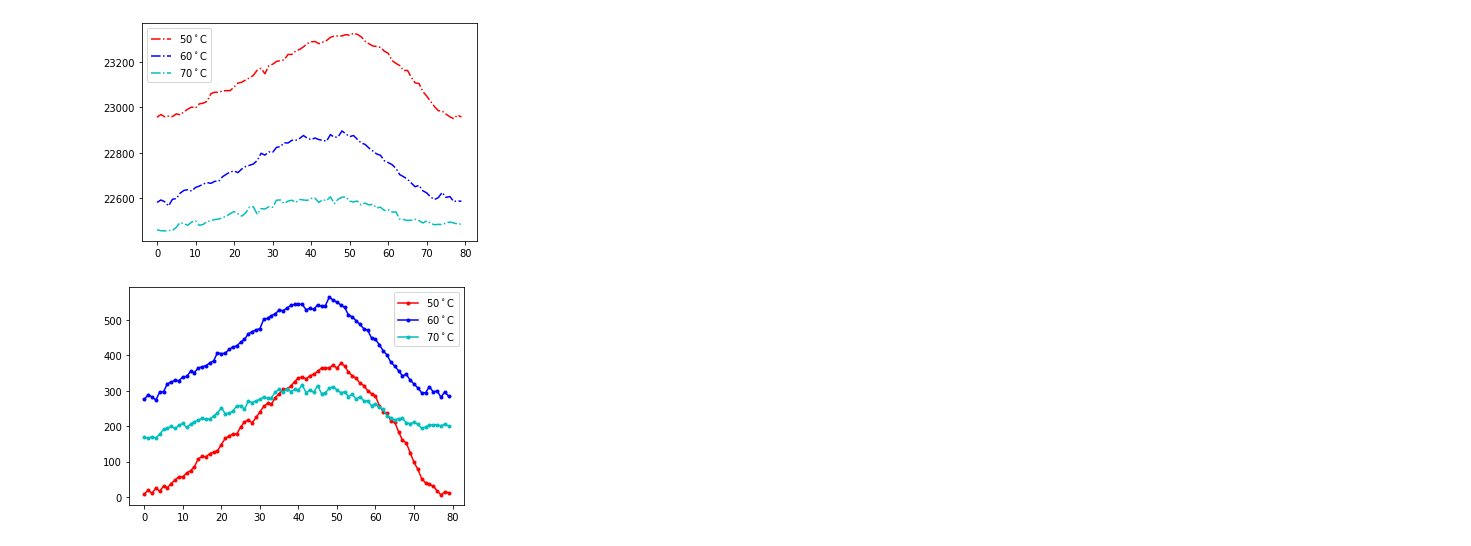
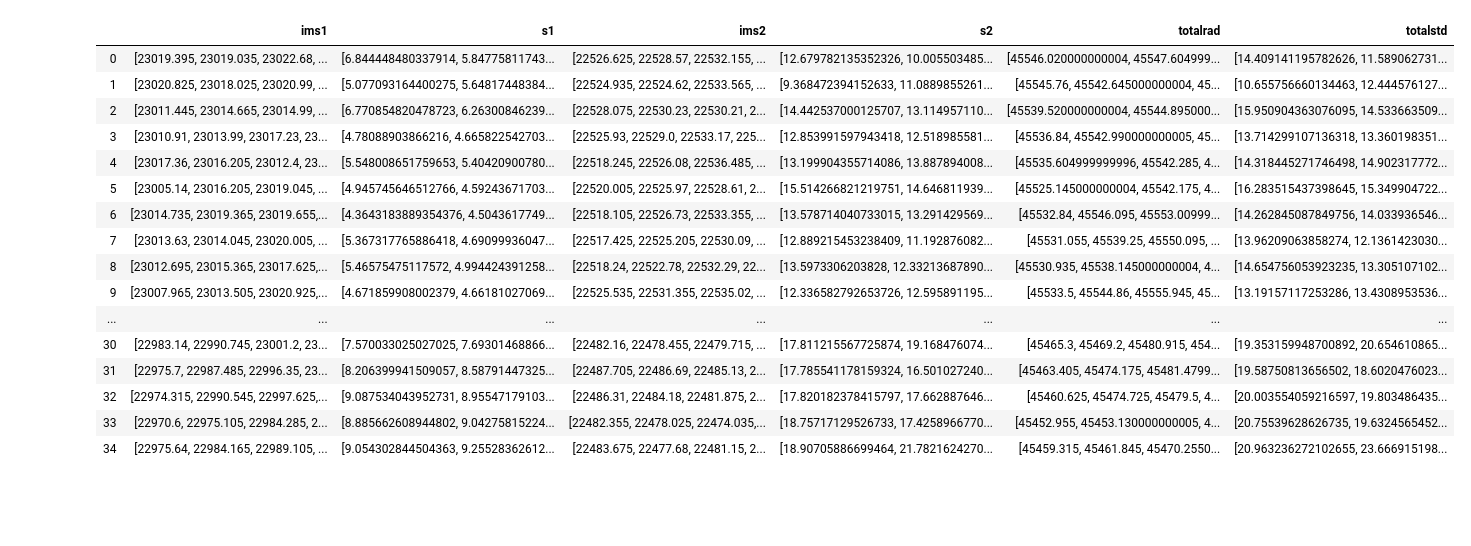
Before and after one commit to Polarization-Lab/IRCSP, a Jupyter notebook: calibration/target-evaluation/target-plots.ipynb, the cells around one changed output. Saved outputs shown, nothing was run; the diff lists cells and outputs as text; code cells hidden in the pictures; blank space fills up the shorter version.

```diff
--- a/calibration/target-evaluation/target-plots.ipynb
+++ b/calibration/target-evaluation/target-plots.ipynb
@@ -46,17 +10,0 @@ plt.show()
-# %%
-
-plt.plot(df1['images1'][30][135][90:170],'r-.')
-plt.plot(df2['images1'][20][135][90:170],'b-.')
-plt.plot(df3['images1'][20][135][90:170],'c-.')
-plt.legend(['50$^\circ$C','60$^\circ$C','70$^\circ$C'])
-plt.show()
-# %% [output]
-[figure, removed]
-# %%
-plt.plot(df1["images1"].mean()[135,90:170],'r.-')
-plt.plot(df2["images1"].mean()[135,90:170],'b.-')
-plt.plot(df3["images1"].mean()[135,90:170],'c.-')
-plt.legend(['50$^\circ$C','60$^\circ$C','70$^\circ$C'])
-plt.show()
-# %% [output]
-[figure, removed]
@@ -62,0 +26,49 @@ plt.show()
+# %%
+df1 = create_df(data_path,name1)
+df2 = create_df(data_path,name2)
+
+corrected_images1= []
+corrected_images2= []
+
+for i in range(len(df1)):
+    c = pixel_registration(df1['images1'][i],cal_file1,waves,ymin1,ymax1)
+    corrected_images1.append(c)
+
+for i in range(len(df2)):
+    c = pixel_registration(df2['images1'][i],cal_file2,waves,ymin2,ymax2)
+    corrected_images2.append(c)
+
+mean_ims1 = np.mean(corrected_images1,axis = 0)
+mean_ims2 = np.mean(corrected_images2,axis = 0)
+
+std_ims1  = np.std(corrected_images1,axis = 0)
+std_ims2  = np.std(corrected_images2,axis = 0)
+
+d =  {'ims1': list(mean_ims1),'s1': list(std_ims1), 'ims2':list(mean_ims2),'s2': list(std_ims2)}
+
+df = pd.DataFrame.from_dict(d, orient='index')
+df = df.transpose()
+# %%
+
+#create sum column
+df["totalrad"] = df['ims2']+df['ims1']
+df["totalstd"] = (df['s2']**2+df['s1']**2)**0.5
+df
+# %% [output]
+|  | ims1 | s1 | ims2 | s2 | totalrad | totalstd |
+| 0 | [23019.395, 23019.035, 23022.68, ... | [6.844448480337914, 5.84775811743... | [22526.625, 22528.57, 22532.155, ... | [12.679782135352326, 10.005503485... | [45546.020000000004, 45547.604999... | [14.409141195782626, 11.589062731... |
+| 1 | [23020.825, 23018.025, 23020.99, ... | [5.077093164400275, 5.64817448384... | [22524.935, 22524.62, 22533.565, ... | [9.368472394152633, 11.0889855261... | [45545.76, 45542.645000000004, 45... | [10.655756660134463, 12.444576127... |
+| 2 | [23011.445, 23014.665, 23014.99, ... | [6.770854820478723, 6.26300846239... | [22528.075, 22530.23, 22530.21, 2... | [14.442537000125707, 13.114957110... | [45539.520000000004, 45544.895000... | [15.950904363076095, 14.533663509... |
+| 3 | [23010.91, 23013.99, 23017.23, 23... | [4.78088903866216, 4.665822542703... | [22525.93, 22529.0, 22533.17, 225... | [12.853991597943418, 12.518985581... | [45536.84, 45542.990000000005, 45... | [13.714299107136318, 13.360198351... |
+| 4 | [23017.36, 23016.205, 23012.4, 23... | [5.548008651759653, 5.40420900780... | [22518.245, 22526.08, 22536.485, ... | [13.199904355714086, 13.887894008... | [45535.604999999996, 45542.285, 4... | [14.318445271746498, 14.902317772... |
+| 5 | [23005.14, 23016.205, 23019.045, ... | [4.945745646512766, 4.59243671703... | [22520.005, 22525.97, 22528.61, 2... | [15.514266821219751, 14.646811939... | [45525.145000000004, 45542.175, 4... | [16.283515437398645, 15.349904722... |
+| 6 | [23014.735, 23019.365, 23019.655,... | [4.3643183889354376, 4.5043617749... | [22518.105, 22526.73, 22533.355, ... | [13.578714040733015, 13.291429569... | [45532.84, 45546.095, 45553.00999... | [14.262845087849756, 14.033936546... |
+| 7 | [23013.63, 23014.045, 23020.005, ... | [5.367317765886418, 4.69099936047... | [22517.425, 22525.205, 22530.09, ... | [12.889215453238409, 11.192876082... | [45531.055, 45539.25, 45550.095, ... | [13.96209063858274, 12.1361423030... |
+| 8 | [23012.695, 23015.365, 23017.625,... | [5.46575475117572, 4.994424391258... | [22518.24, 22522.78, 22532.29, 22... | [13.5973306203828, 12.33213687890... | [45530.935, 45538.145000000004, 4... | [14.654756053923235, 13.305107102... |
+| 9 | [23007.965, 23013.505, 23020.925,... | [4.671859908002379, 4.66181027069... | [22525.535, 22531.355, 22535.02, ... | [12.336582792653726, 12.595891195... | [45533.5, 45544.86, 45555.945, 45... | [13.19157117253286, 13.4308953536... |
+| ... | ... | ... | ... | ... | ... | ... |
+| 30 | [22983.14, 22990.745, 23001.2, 23... | [7.570033025027025, 7.69301468866... | [22482.16, 22478.455, 22479.715, ... | [17.811215567725874, 19.168476074... | [45465.3, 45469.2, 45480.915, 454... | [19.353159948700892, 20.654610865... |
+| 31 | [22975.7, 22987.485, 22996.35, 23... | [8.206399941509057, 8.58791447325... | [22487.705, 22486.69, 22485.13, 2... | [17.785541178159324, 16.501027240... | [45463.405, 45474.175, 45481.4799... | [19.58750813656502, 18.6020476023... |
+| 32 | [22974.315, 22990.545, 22997.625,... | [9.087534043952731, 8.95547179103... | [22486.31, 22484.18, 22481.875, 2... | [17.820182378415797, 17.662887646... | [45460.625, 45474.725, 45479.5, 4... | [20.003554059216597, 19.803486435... |
+| 33 | [22970.6, 22975.105, 22984.285, 2... | [8.885662608944802, 9.04275815224... | [22482.355, 22478.025, 22474.035,... | [18.75717129526733, 17.4258966770... | [45452.955, 45453.130000000005, 4... | [20.75539628626735, 19.6324565452... |
+| 34 | [22975.64, 22984.165, 22989.105, ... | [9.054302844504363, 9.25528362612... | [22483.675, 22477.68, 22481.15, 2... | [18.90705886699464, 21.7821624270... | [45459.315, 45461.845, 45470.2550... | [20.963236272102655, 23.666915198... |
```
Also changed, not shown: parts of 9 cells of this notebook, 3 other files.
